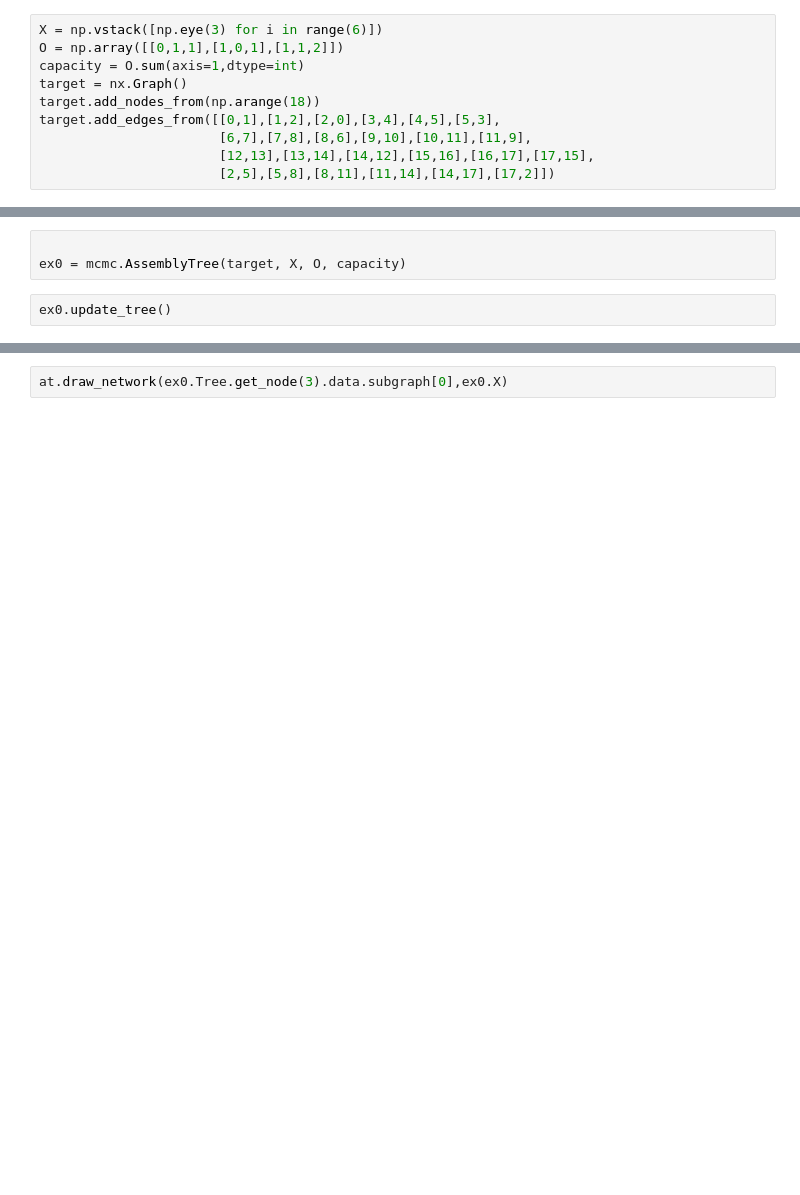
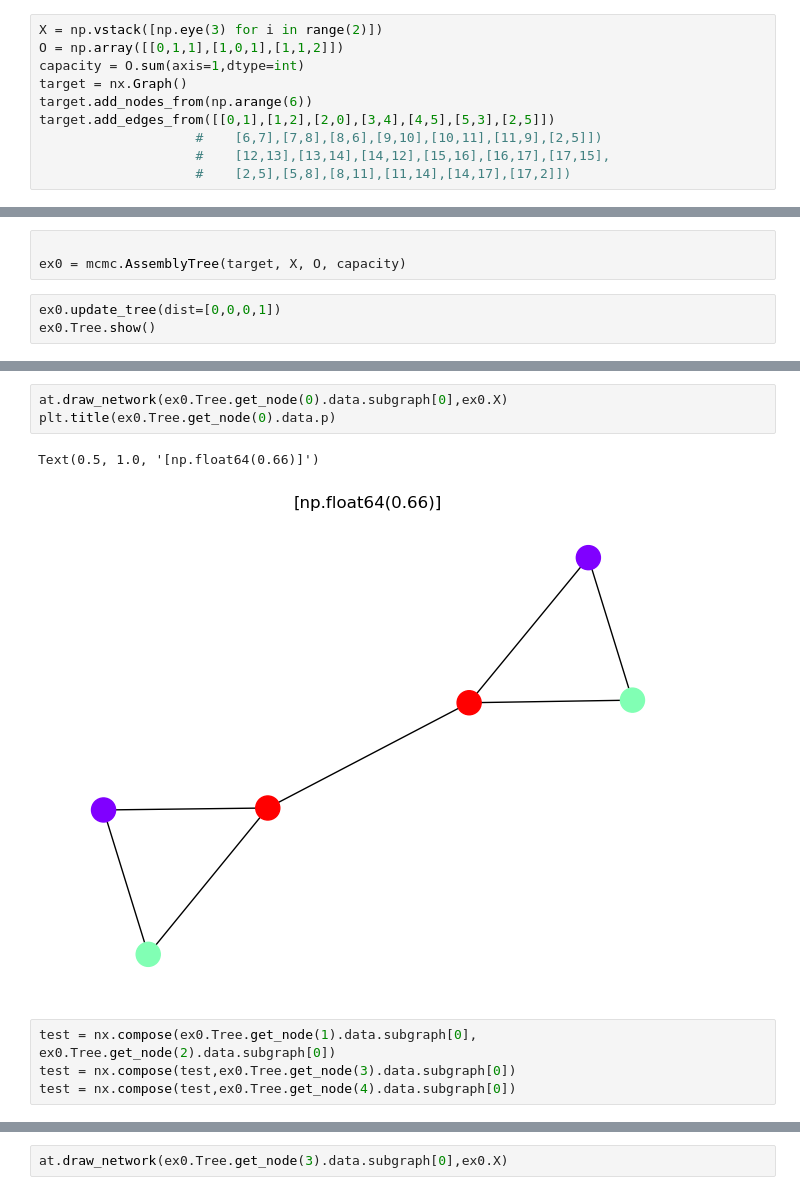
Before and after one commit to coryglover/NetDesign, a Jupyter notebook: notebooks/mcmc.ipynb, the cells around one changed output, grey strips where cells are left out. Saved outputs shown, nothing was run; the diff lists cells and outputs as text; blank space fills up the shorter version.

Commit message:
finalized update probability and microcanonical with initial graph

```diff
--- a/notebooks/mcmc.ipynb
+++ b/notebooks/mcmc.ipynb
@@ -10,14 +10,14 @@ import mcmc
 import treelib
 from itertools import product
 # %%
-X = np.vstack([np.eye(3) for i in range(6)])
+X = np.vstack([np.eye(3) for i in range(2)])
 O = np.array([[0,1,1],[1,0,1],[1,1,2]])
 capacity = O.sum(axis=1,dtype=int)
 target = nx.Graph()
-target.add_nodes_from(np.arange(18))
-target.add_edges_from([[0,1],[1,2],[2,0],[3,4],[4,5],[5,3],
-                       [6,7],[7,8],[8,6],[9,10],[10,11],[11,9],
-                       [12,13],[13,14],[14,12],[15,16],[16,17],[17,15],
-                       [2,5],[5,8],[8,11],[11,14],[14,17],[17,2]])
+target.add_nodes_from(np.arange(6))
+target.add_edges_from([[0,1],[1,2],[2,0],[3,4],[4,5],[5,3],[2,5]])
+                    #    [6,7],[7,8],[8,6],[9,10],[10,11],[11,9],[2,5]])
+                    #    [12,13],[13,14],[14,12],[15,16],[16,17],[17,15],
+                    #    [2,5],[5,8],[8,11],[11,14],[14,17],[17,2]])
 # %%
 at.draw_network(target,X,with_labels=True)
@@ -24,5 +26,6 @@ at.draw_network(target,X,with_labels=True)
 # %%
 
 ex0 = mcmc.AssemblyTree(target, X, O, capacity)
-# %%
-ex0.update_tree()
+# %%
+ex0.update_tree(dist=[0,0,0,1])
+ex0.Tree.show()
@@ -28,0 +40,10 @@ ex0.update_tree()
+# %%
+at.draw_network(ex0.Tree.get_node(0).data.subgraph[0],ex0.X)
+plt.title(ex0.Tree.get_node(0).data.p)
+# %% [output]
+Text(0.5, 1.0, '[np.float64(0.66)]')
+[figure, added]
+# %%
+test = nx.compose(ex0.Tree.get_node(1).data.subgraph[0], ex0.Tree.get_node(2).data.subgraph[0])
+test = nx.compose(test,ex0.Tree.get_node(3).data.subgraph[0])
+test = nx.compose(test,ex0.Tree.get_node(4).data.subgraph[0])
```
Also changed, not shown: parts of 17 cells of this notebook, 4 other files.
